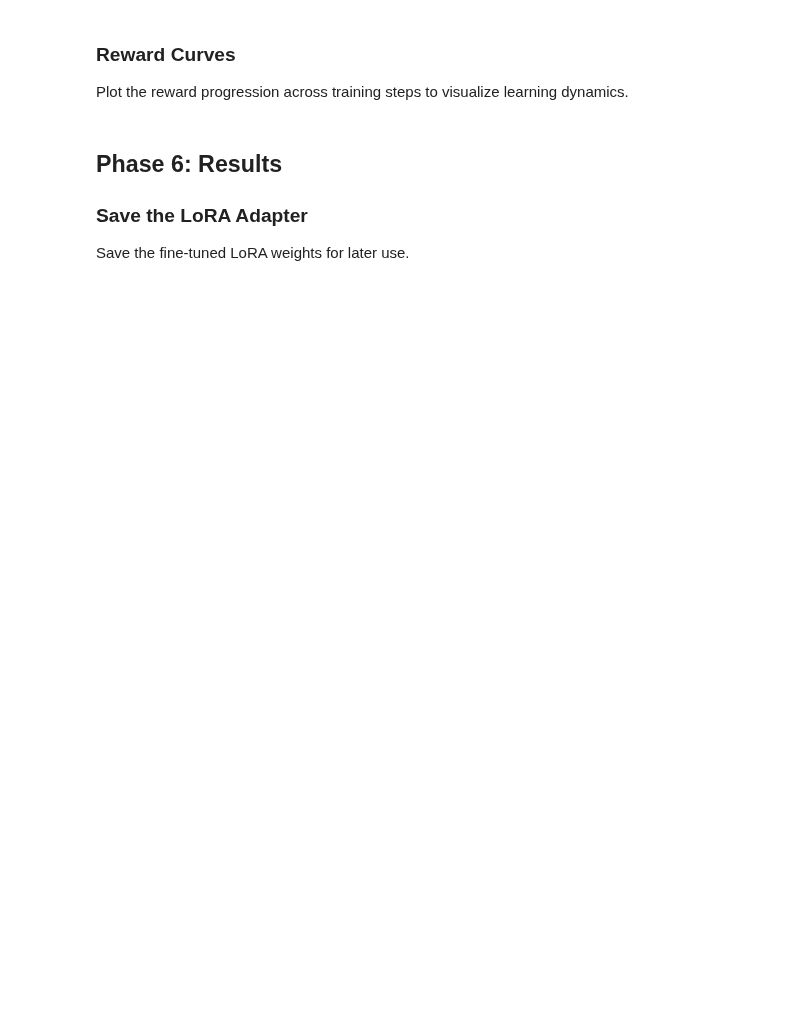
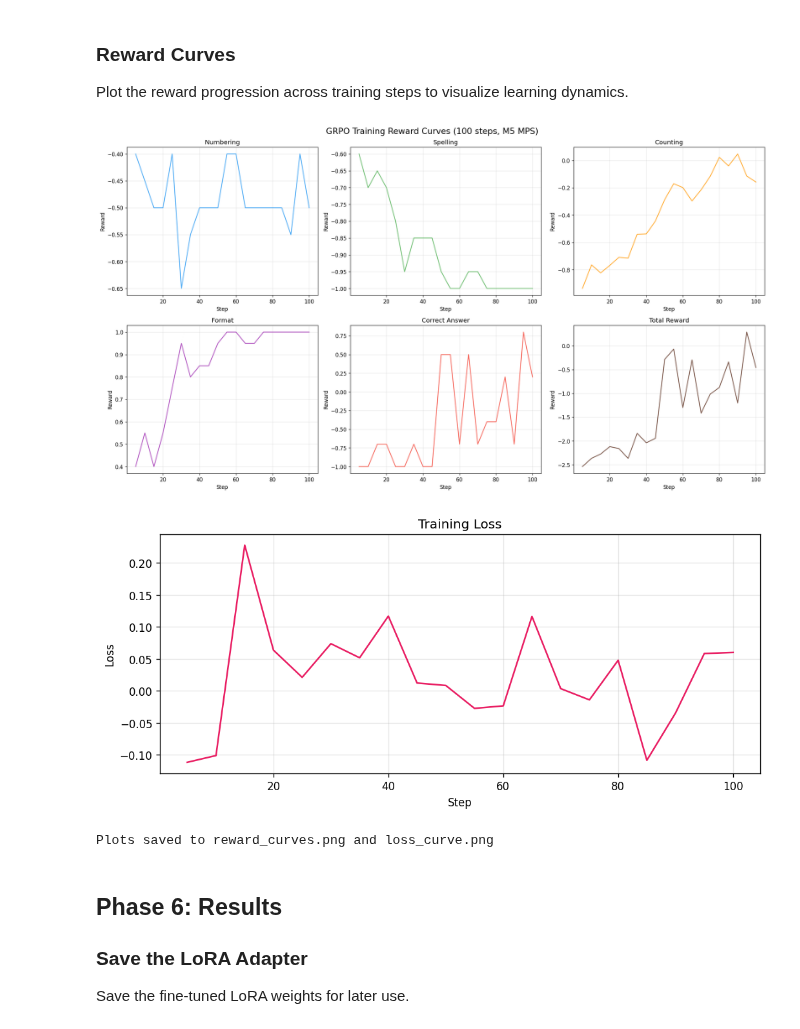
Before and after one commit to LeoLin990405/udacity-ai-data-projects, a Jupyter notebook: gen_ai_fundamentals_project.ipynb, the cells around one changed output. Cells and saved outputs as stored; diff of their text form; code cells hidden in the pictures; blank space fills up the shorter version.

```diff
--- a/gen_ai_fundamentals_project.ipynb
+++ b/gen_ai_fundamentals_project.ipynb
@@ -552,12 +602,18 @@ print(f"  Final loss: {train_result.training_loss:.4f}")
 
 Plot the reward progression across training steps to visualize learning dynamics.
 # %%
-# Extract and plot reward curves from training logs
+# Extract and plot reward curves from training logs (trl 1.2.0 key format)
 log_history = trainer.state.log_history
 
-# Collect metrics
-steps = []
-reward_keys = {
+# trl >=0.9 uses `rewards/<name>/mean`; older <0.9 uses `reward/<name>`
+reward_keys_new = {
+    "rewards/numbering_reward_func/mean": "Numbering",
+    "rewards/spelling_reward_func/mean": "Spelling",
+    "rewards/counting_reward_func/mean": "Counting",
+    "rewards/format_reward_func/mean": "Format",
+    "rewards/correct_answer_reward_func/mean": "Correct Answer",
+}
+reward_keys_old = {
     "reward/numbering_reward_func": "Numbering",
     "reward/spelling_reward_func": "Spelling",
     "reward/counting_reward_func": "Counting",
@@ -572,66 +628,57 @@ for entry in log_history:
     if "step" not in entry:
         continue
     step = entry["step"]
-    for key, label in reward_keys.items():
-        if key in entry:
-            metrics_data[label].append(entry[key])
-            step_data[label].append(step)
+    for km in (reward_keys_new, reward_keys_old):
+        for key, label in km.items():
+            if key in entry:
+                metrics_data[label].append(entry[key])
+                step_data[label].append(step)
 
-# Also collect total reward and loss
-total_reward_steps = []
-total_rewards = []
-loss_steps = []
-losses = []
-
+# Total reward + loss
+total_reward_steps, total_rewards = [], []
+loss_steps, losses = [], []
 for entry in log_history:
     if "step" not in entry:
         continue
     if "reward" in entry:
-        total_reward_steps.append(entry["step"])
-        total_rewards.append(entry["reward"])
+        total_reward_steps.append(entry["step"]); total_rewards.append(entry["reward"])
     if "loss" in entry:
-        loss_steps.append(entry["step"])
-        losses.append(entry["loss"])
+        loss_steps.append(entry["step"]); losses.append(entry["loss"])
 
-# Plot individual reward curves
 fig, axes = plt.subplots(2, 3, figsize=(18, 10))
-fig.suptitle("GRPO Training - Reward Curves", fontsize=16)
+fig.suptitle("GRPO Training — Reward Curves (M5 MPS)", fontsize=16)
 
 colors = ["#2196F3", "#4CAF50", "#FF9800", "#9C27B0", "#F44336"]
 for idx, (label, values) in enumerate(metrics_data.items()):
     ax = axes[idx // 3][idx % 3]
-    ax.plot(step_data[label], values, color=colors[idx], alpha=0.7, linewidth=1.5)
-    ax.set_title(label, fontsize=12)
-    ax.set_xlabel("Step")
-    ax.set_ylabel("Reward")
+    ax.plot(step_data[label], values, color=colors[idx % 5], alpha=0.8, linewidth=1.5)
+    ax.set_title(label, fontsize=12); ax.set_xlabel("Step"); ax.set_ylabel("Reward")
     ax.grid(True, alpha=0.3)
 
-# Plot total reward in the last subplot
 ax = axes[1][2]
 if total_rewards:
     ax.plot(total_reward_steps, total_rewards, color="#795548", alpha=0.7, linewidth=1.5)
-ax.set_title("Total Reward", fontsize=12)
-ax.set_xlabel("Step")
-ax.set_ylabel("Reward")
+ax.set_title("Total Reward", fontsize=12); ax.set_xlabel("Step"); ax.set_ylabel("Reward")
 ax.grid(True, alpha=0.3)
 
 plt.tight_layout()
 plt.savefig("reward_curves.png", dpi=150, bbox_inches="tight")
 plt.show()
 
-# Plot loss curve
 if losses:
     fig, ax = plt.subplots(figsize=(10, 4))
     ax.plot(loss_steps, losses, color="#E91E63", alpha=0.7, linewidth=1.5)
-    ax.set_title("Training Loss", fontsize=14)
-    ax.set_xlabel("Step")
-    ax.set_ylabel("Loss")
+    ax.set_title("Training Loss", fontsize=14); ax.set_xlabel("Step"); ax.set_ylabel("Loss")
     ax.grid(True, alpha=0.3)
     plt.tight_layout()
     plt.savefig("loss_curve.png", dpi=150, bbox_inches="tight")
     plt.show()
 
 print("Plots saved to reward_curves.png and loss_curve.png")
+# %% [output]
+[figure, added]
+[figure, added]
+Plots saved to reward_curves.png and loss_curve.png
 # %% [markdown]
 ## Phase 6: Results
 
```
Also changed, not shown: parts of 14 cells of this notebook, 16 other files.
